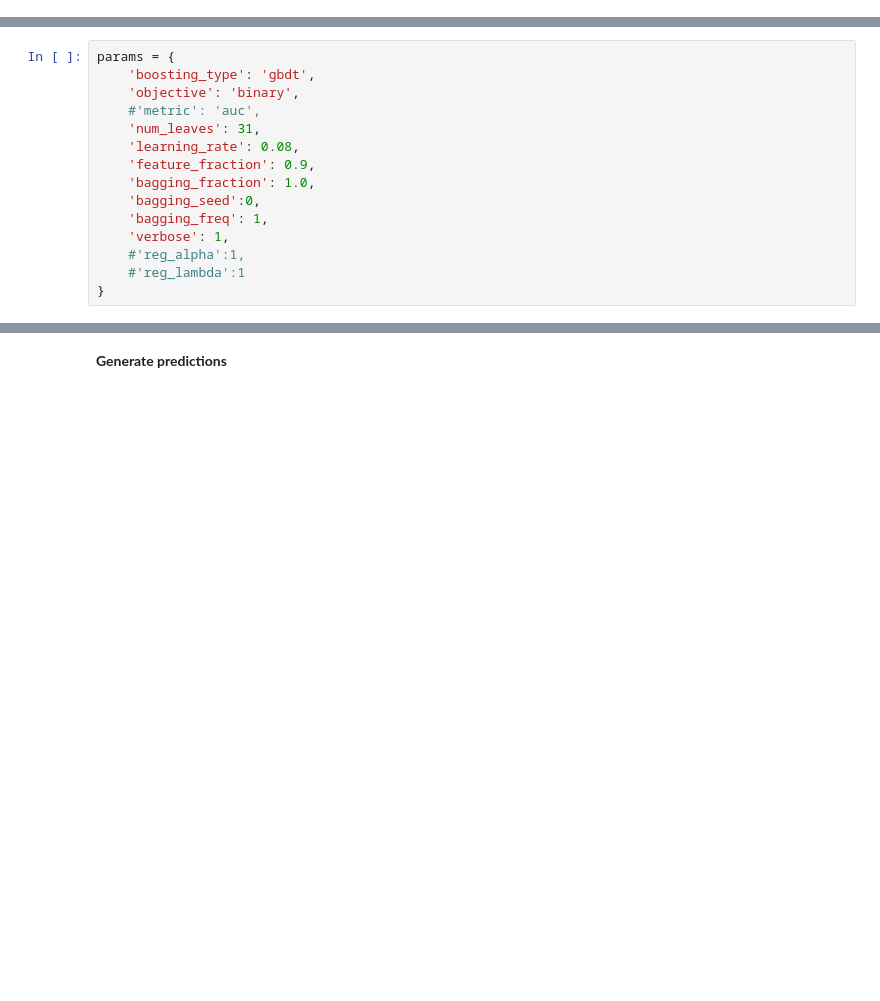
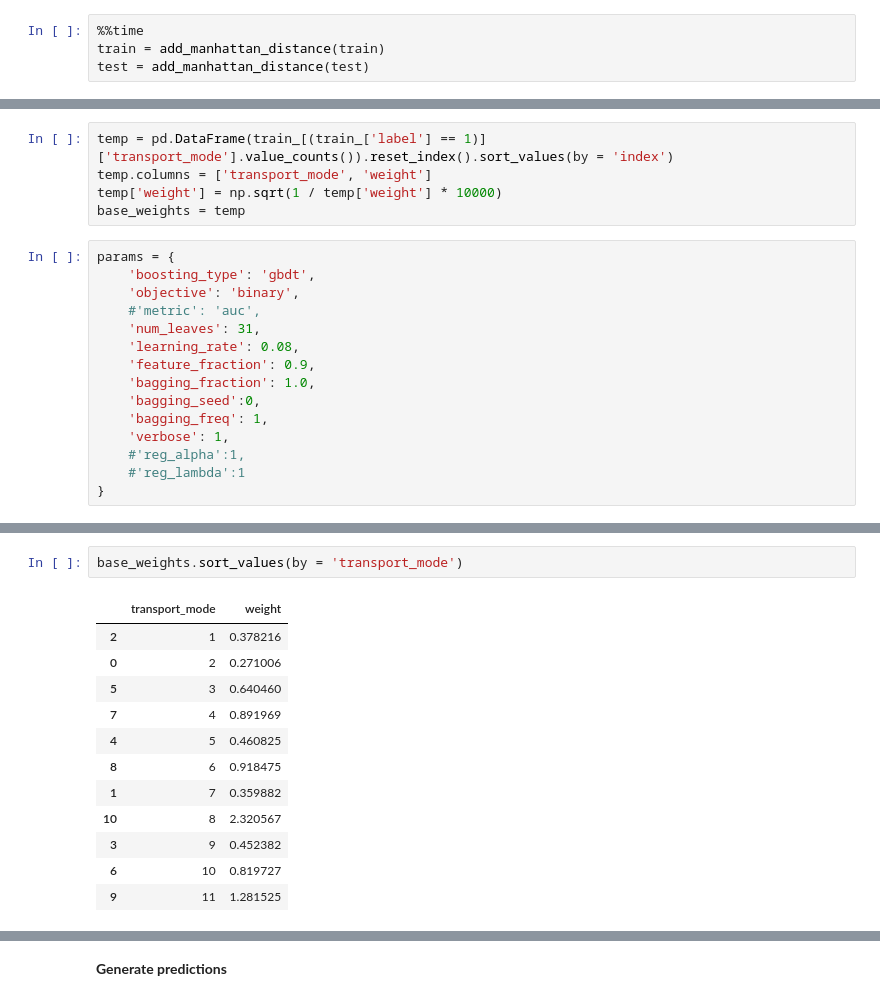
Before and after one commit to shiwang0211/kdd_cup_2019, a Jupyter notebook: Data Exploration.ipynb, the cells around one changed output, grey strips where cells are left out. Drawn from its saved outputs; the diff is of its cells as text; blank space fills up the shorter version.

```diff
--- a/Data Exploration.ipynb
+++ b/Data Exploration.ipynb
@@ -192,3 +248,7 @@ train = train[(train['num_plans'] > 1)]
+# %%
+%%time
+train = add_manhattan_distance(train)
+test = add_manhattan_distance(test)
 # %%
 def add_other_modes(df):
     temp = df.groupby('sid', as_index=False)['transport_mode']\
@@ -389,3 +475,8 @@ y_eval  = V['label']
+# %%
+temp = pd.DataFrame(train_[(train_['label'] == 1)]['transport_mode'].value_counts()).reset_index().sort_values(by = 'index')
+temp.columns = ['transport_mode', 'weight']
+temp['weight'] = np.sqrt(1 / temp['weight'] * 10000)
+base_weights = temp
 # %%
 params = {
     'boosting_type': 'gbdt',
@@ -432,0 +568,15 @@ Wall time: 1min 24s
+# %%
+base_weights.sort_values(by = 'transport_mode')
+# %% [output]
+|  | transport_mode | weight |
+| 2 | 1 | 0.378216 |
+| 0 | 2 | 0.271006 |
+| 5 | 3 | 0.640460 |
+| 7 | 4 | 0.891969 |
+| 4 | 5 | 0.460825 |
+| 8 | 6 | 0.918475 |
+| 1 | 7 | 0.359882 |
+| 10 | 8 | 2.320567 |
+| 3 | 9 | 0.452382 |
+| 6 | 10 | 0.819727 |
+| 9 | 11 | 1.281525 |
```
Also changed, not shown: parts of 40 cells of this notebook.
